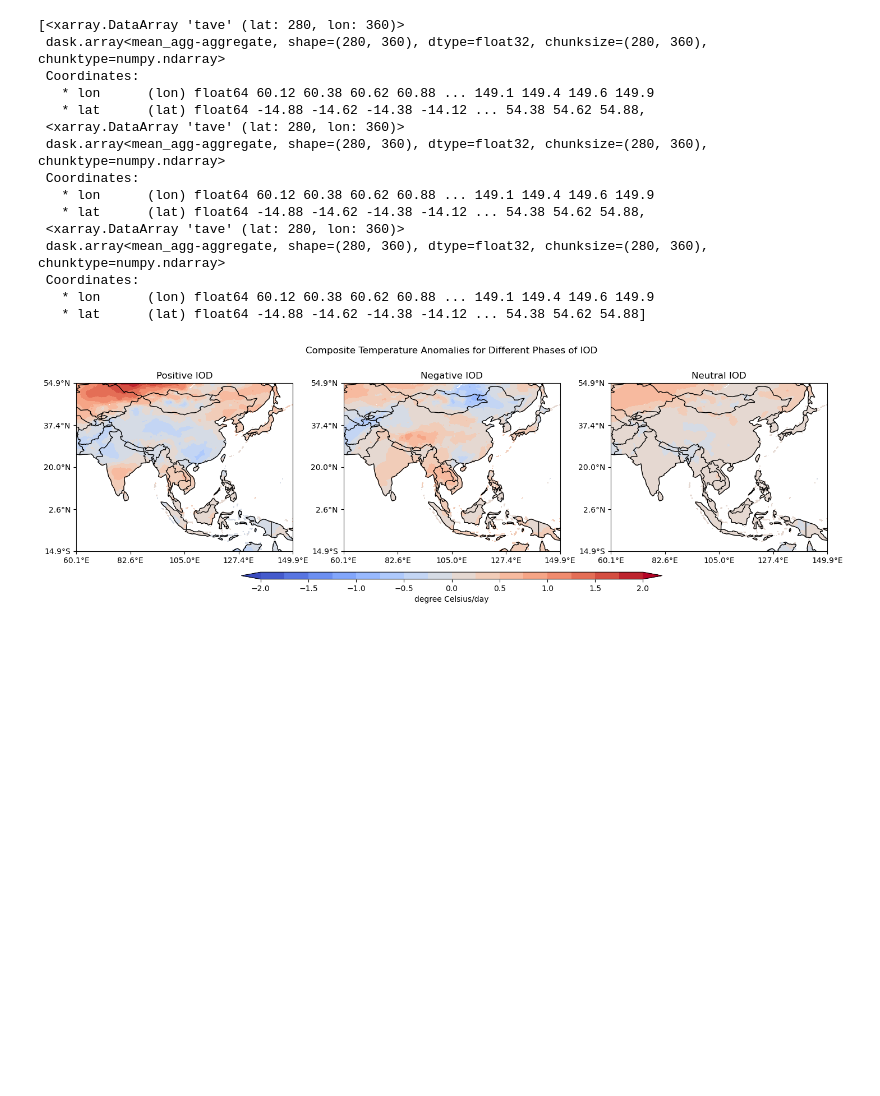
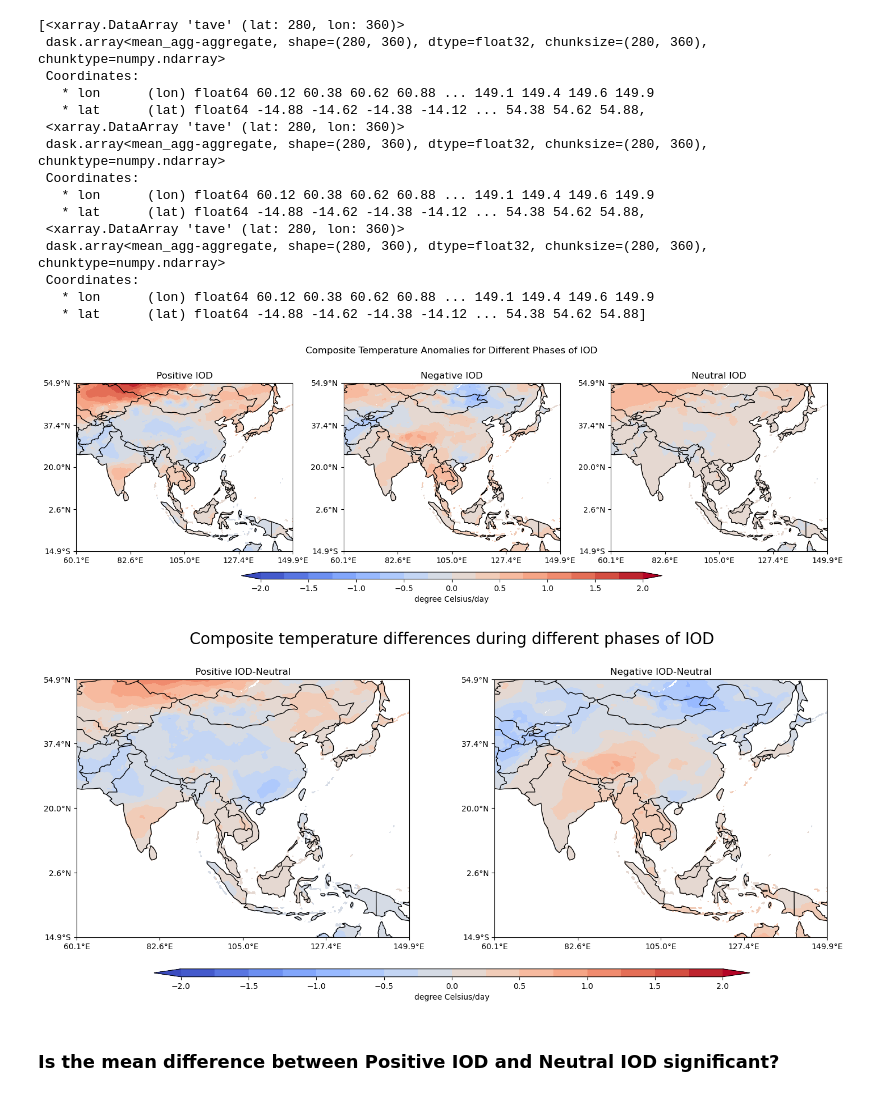
Before and after one commit to shammun/clim_680_hw, a Jupyter notebook: HW3_New.ipynb, the cells around one changed output. Cells and saved outputs as stored; diff of their text form; code cells hidden in the pictures; blank space fills up the shorter version.

```diff
--- a/HW3_New.ipynb
+++ b/HW3_New.ipynb
@@ -652,3 +746,78 @@ plt.savefig('composite_anomalies_IOD.png', dpi=300, bbox_inches='tight')
 plt.show()
 # %% [output]
 [figure]
+# %%
+diff_temp=[positive_IOD_temp-neutral_IOD_temp,
+             negative_IOD_temp-neutral_IOD_temp]
+# %%
+import matplotlib.pyplot as plt
+import cartopy.crs as ccrs
+import numpy as np
+from cartopy.util import add_cyclic_point
+import cartopy.feature as cfeature
+
+labels=['Positive IOD-Neutral','Negative IOD-Neutral']
+clevs = np.arange(-2.0, 2.1, 0.25)
+
+# Define the figure and each axis for 1 row and 2 columns
+fig, axs = plt.subplots(nrows=1, ncols=2, subplot_kw={'projection': ccrs.PlateCarree()}, figsize=(15, 7))
+
+# Format function for longitude and latitude labels
+def format_lon(value, tick_number):
+    return f"{value:.1f}°E" if value >= 0 else f"{abs(value):.1f}°W"
+
+def format_lat(value, tick_number):
+    return f"{value:.1f}°N" if value >= 0 else f"{abs(value):.1f}°S"
+
+# Loop over all the elements in diff_temp (assuming diff_temp is your data)
+for i, IOD in enumerate(diff_temp):
+    data = diff_temp[i]
+
+    # Add the cyclic point
+    data, lons = add_cyclic_point(data, coord=diff_temp[i]['lon'])
+
+    # Determine the data range for longitude and latitude
+    min_lon, max_lon = min(diff_temp[i]['lon']), max(diff_temp[i]['lon'])
+    min_lat, max_lat = min(diff_temp[i]['lat']), max(diff_temp[i]['lat'])
+
+    # Contour plot
+    cs = axs[i].contourf(lons, diff_temp[i]['lat'], data, clevs,
+                         transform=ccrs.PlateCarree(),
+                         cmap='coolwarm', extend='both')
+
+    # Set the extent of the map to the data range
+    axs[i].set_extent([min_lon, max_lon, min_lat, max_lat], crs=ccrs.PlateCarree())
+
+    # Longitude and Latitude labels
+    axs[i].set_xticks(np.linspace(min_lon, max_lon, num=5), crs=ccrs.PlateCarree())
+    axs[i].set_yticks(np.linspace(min_lat, max_lat, num=5), crs=ccrs.PlateCarree())
+    axs[i].xaxis.set_major_formatter(plt.FuncFormatter(format_lon))
+    axs[i].yaxis.set_major_formatter(plt.FuncFormatter(format_lat))
+
+    # Add country borders and coastlines
+    axs[i].add_feature(cfeature.BORDERS, edgecolor='black')
+    axs[i].coastlines()
+
+    # Set title for each subplot
+    axs[i].set_title(labels[i])
+
+# Adjust the layout
+fig.subplots_adjust(bottom=0.15, top=0.8, left=0.05, right=0.95, wspace=0.2, hspace=0.05)
+
+# Add a colorbar axis at the bottom of the graph
+# Lower the colorbar by adjusting the first value in fig.add_axes
+cbar_ax = fig.add_axes([0.15, 0.05, 0.7, 0.02])  # Lower the colorbar
+
+# Draw the colorbar
+cbar = fig.colorbar(cs, cax=cbar_ax, orientation='horizontal', label='degree Celsius/day')
+
+# Add a big title at the top with increased font size and adjusted position
+plt.suptitle('Composite temperature differences during different phases of IOD', fontsize=20, y=0.92)
+
+# Save and show the plot
+plt.savefig('comparison_plot_IOD.png', dpi=300, bbox_inches='tight')
+plt.show()
+# %% [output]
+[figure, added]
+# %% [markdown]
+### Is the mean difference between Positive IOD and Neutral IOD significant?
```
Also changed, not shown: parts of 54 cells of this notebook, 1 other file.
